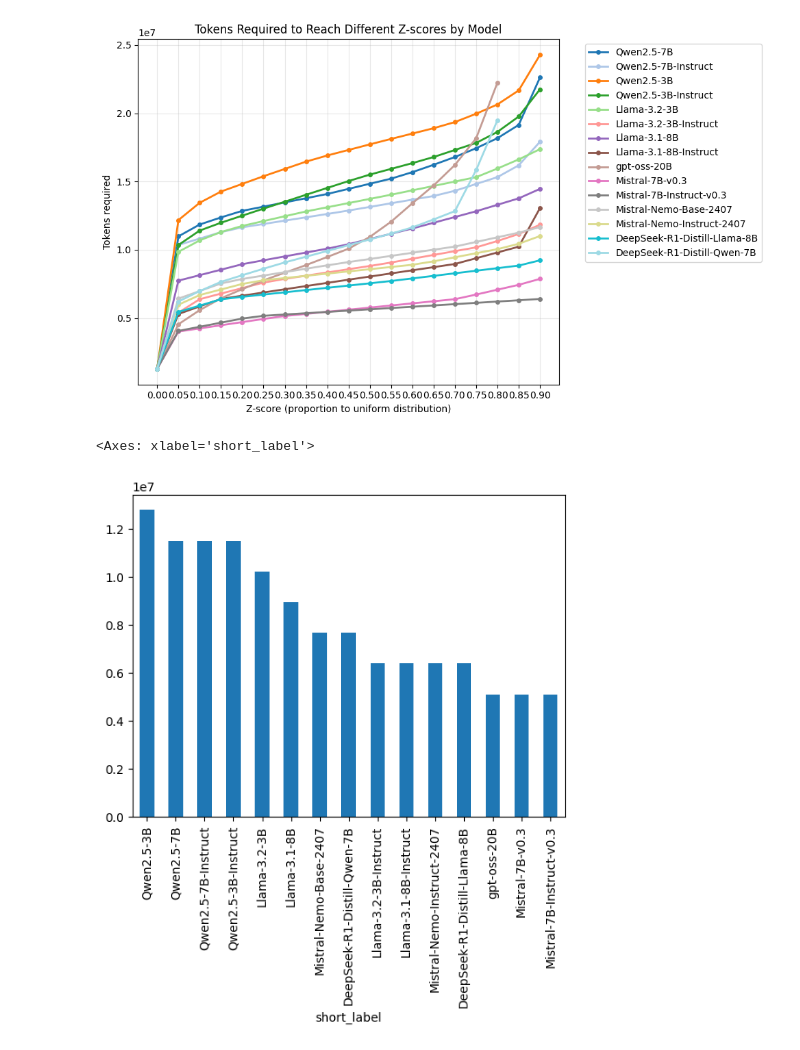
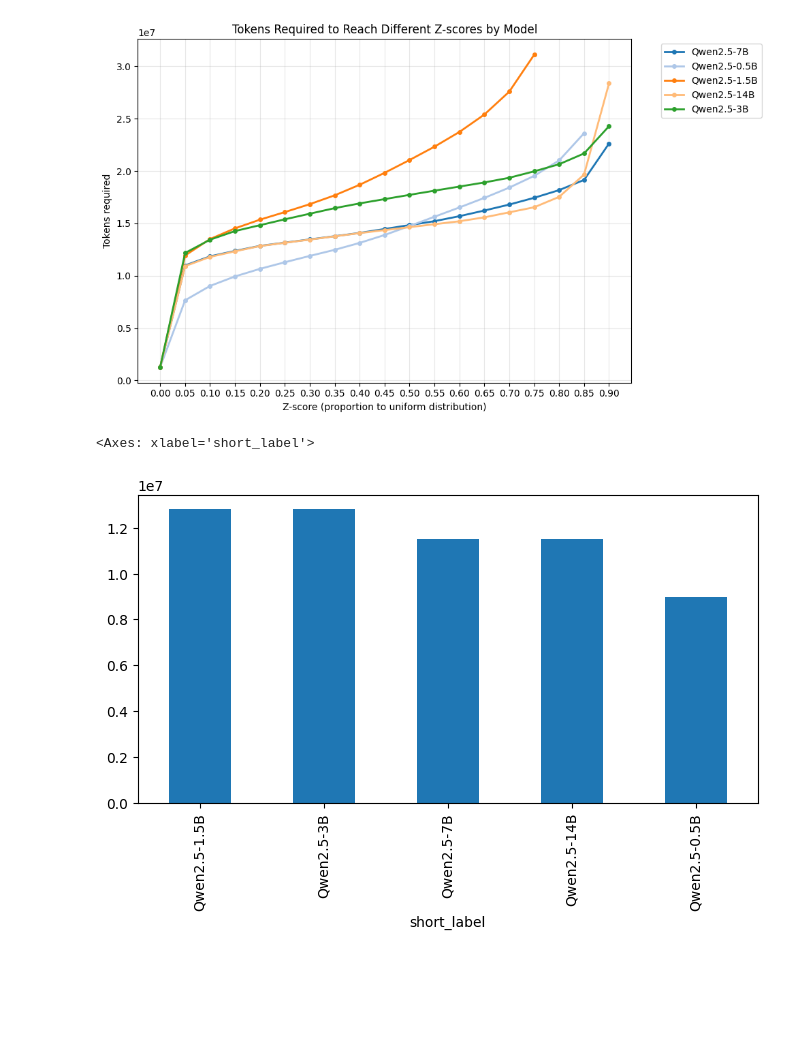
Before and after one commit to agdhruv/confusability, a Jupyter notebook: analyze.ipynb, the cells around one changed output. Saved outputs shown, nothing was run; the diff lists cells and outputs as text; code cells hidden in the pictures; blank space fills up the shorter version.

```diff
--- a/analyze.ipynb
+++ b/analyze.ipynb
@@ -17,6 +17,30 @@ models = [
     },
     {
         "label": "Qwen/Qwen2.5-7B-Instruct",
+        "instruct": True,
+    },
+    {
+        "label": "Qwen/Qwen2.5-0.5B",
+        "instruct": False,
+    },
+    {
+        "label": "Qwen/Qwen2.5-0.5B-Instruct",
+        "instruct": True,
+    },
+    {
+        "label": "Qwen/Qwen2.5-1.5B",
+        "instruct": False,
+    },
+    {
+        "label": "Qwen/Qwen2.5-1.5B-Instruct",
+        "instruct": True,
+    },
+    {
+        "label": "Qwen/Qwen2.5-14B",
+        "instruct": False,
+    },
+    {
+        "label": "Qwen/Qwen2.5-14B-Instruct",
         "instruct": True,
     },
     {
@@ -70,7 +94,7 @@ models = [
     {
         "label": "deepseek-ai/DeepSeek-R1-Distill-Qwen-7B",
         "instruct": True,
-    },
+    }
 ]
 # %%
 rows = []
@@ -125,3 +150,5 @@ df = df.set_index('short_label')
+# %%
+dfp = df[(df['label'].str.contains('Qwen')) & (~df['instruct'])]
 # %%
 import matplotlib.pyplot as plt
 import numpy as np
@@ -131,7 +158,7 @@ x_values = np.arange(0.0, 0.91, 0.05)
 colors = plt.cm.tab20(np.linspace(0, 1, len(df)))
 
 # Plot a line for each model
-for i, (idx, row) in enumerate(df.iterrows()):
+for i, (idx, row) in enumerate(dfp.iterrows()):
     eval_points = list(row['eval_points'])
     L0 = float(row['L0'])
     logV = float(row['logV'])
@@ -147,12 +174,13 @@ plt.xticks(x_values)  # Show all x-tick values
 plt.tight_layout()
 plt.show()
 # %% [output]
-[figure, old version]
+[figure, new version]
 # %%
-df['tokens_to_lose_0.5_nats'].sort_values(ascending=False).plot(kind='bar')
+plt.figure(figsize=(8, 4))
+dfp['tokens_to_lose_0.5_nats'].sort_values(ascending=False).plot(kind='bar')
 # %% [output]
 <Axes: xlabel='short_label'>
-[figure, old version]
+[figure, new version]
 # %%
 import matplotlib.pyplot as plt
 import numpy as np
```
Also changed, not shown: parts of 2 cells of this notebook, 2 other files.
